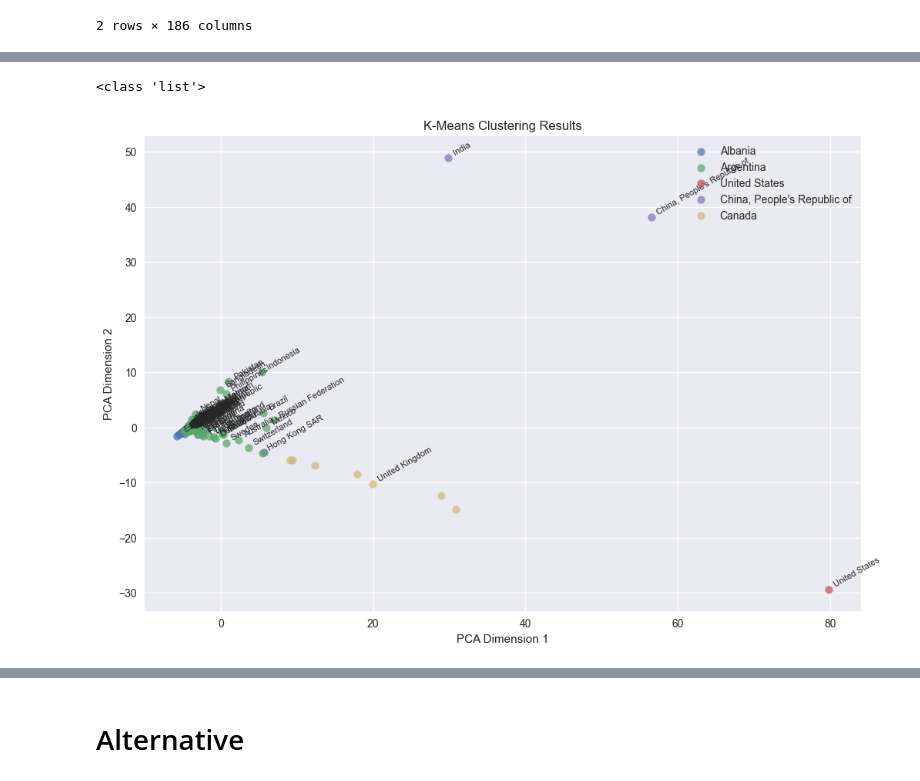
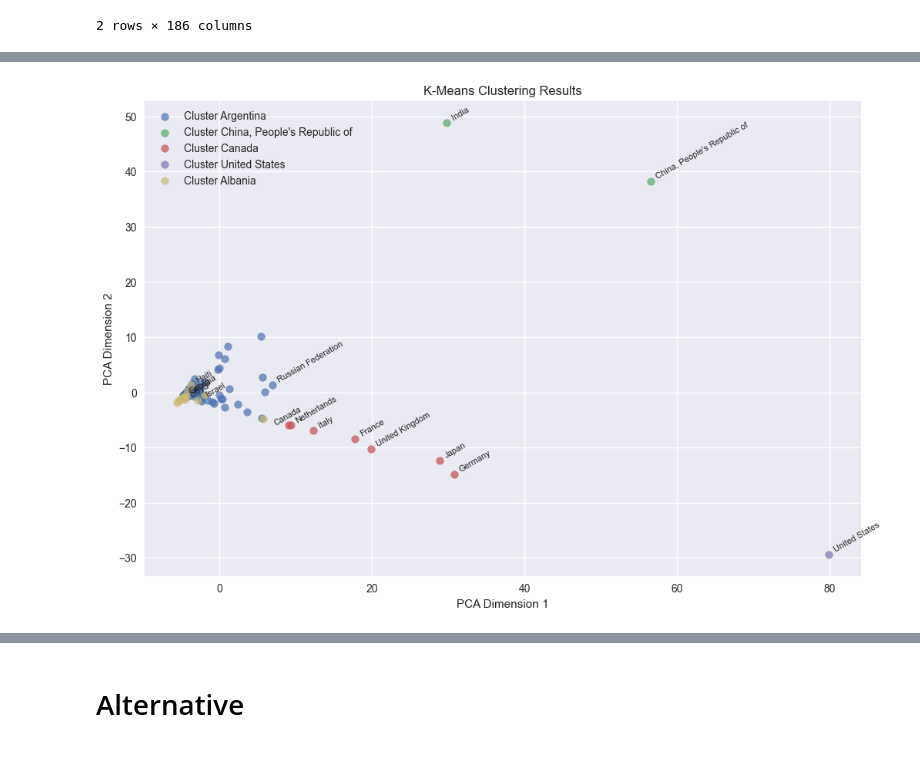
Before and after one commit to Monsieur-Bandana/data_science_clockmann, a Jupyter notebook: ClassProject0802.ipynb, the cells around one changed output, grey strips where cells are left out. Cells and saved outputs as stored; diff of their text form; code cells hidden in the pictures.

```diff
--- a/ClassProject0802.ipynb
+++ b/ClassProject0802.ipynb
@@ -1270,7 +1282,32 @@ last_year_df = df_reset[df_reset.columns[:2].tolist() + [2022]].melt(id_vars=df_
 
 # Create boxplot grid and provide labels
 g = sns.catplot(x='Variable', y='Values', kind="box", data=last_year_df, height=6, aspect=2)
+
 g.set_axis_labels("Variable", "Normalized Values")
 plt.title('Boxplot of Variables for 2022')
+
+# For each category (variable)
+for i, variable in enumerate(last_year_df['Variable'].unique()):
+
+    # Select data of that variable
+    variable_data = last_year_df[last_year_df['Variable'] == variable]
+
+    # Calculate Q1, Q3 and IQR of that variable data
+    Q1 = variable_data['Values'].quantile(0.25)
+    Q3 = variable_data['Values'].quantile(0.75)
+    IQR = Q3 - Q1
+
+    # Define outliers
+    outliers = (variable_data['Values'] < (Q1 - 1.5 * IQR)) | (variable_data['Values'] > (Q3 + 1.5 * IQR))
+
+    # Select the countries and values of the outliers
+    outlier_countries = variable_data['Country'][outliers]
+    outlier_values = variable_data['Values'][outliers]
+
+    # Add text annotation for each outlier
+    for country, value in zip(outlier_countries, outlier_values):
+        if value > 2.5:  # Only annotate values above 2.5
+            plt.text(i, value, country, fontsize=8, verticalalignment='top', rotation=8)  # i is the x location of the boxplot
+
 plt.show()
 # %% [output]
@@ -1558,46 +1627,39 @@ data_piv["pca_2"] = reduced_features[:,1]
 # To provide a point of reference during interpretation of our results, we always identify a particular country within each group as a representative, to indicate to which group we are referring in
 # our interpretation (Example: The Australia Cluster (contains Australia but also other countries))
 
 plt.figure(figsize=(12,8))
-clusters_to_label = [1,2,3]  # clusters you want to label
 
 for cluster_label in range(opt_clusters):
     cluster_data = data_piv[data_piv['Cluster'] == cluster_label]
+    firstCountry = cluster_data.index[0]
+
     plt.scatter(
         cluster_data['pca_1'],
         cluster_data['pca_2'],
-        label=f'Cluster {cluster_label}',
+        label=f'Cluster {firstCountry}',
         alpha=0.7
     )
 
 
+
     # if this is a cluster to label, add labels for its points
-    if cluster_label in clusters_to_label:
+    if len(cluster_data) < 10:
         for i, row in cluster_data.iterrows():
             if i != "Canada":
                 plt.text(row['pca_1']+0.5, row['pca_2']+0.5, str(i), fontsize = 8, rotation = 30)
             else:
                 plt.text(row['pca_1']-2, row['pca_2'], str(i), fontsize = 8, rotation = 30)
     else:
-        for i, row in cluster_data.sample(1, random_state = 306).iterrows():
+        for i, row in cluster_data.sample(3, random_state = 18934).iterrows():
             plt.text(row['pca_1']+0.5, row['pca_2']+0.5, str(i), fontsize = 8, rotation = 30)
 
 
-i = 0
-countryList = []
-
-while i < 5:
-    df = data_piv[data_piv['Cluster'] == i]
-    firstCountry = df.index.to_list()[0]
-    countryList.append(firstCountry)
-    i=i+1
 
 plt.xlabel("PCA Dimension 1")
 plt.ylabel("PCA Dimension 2")
 plt.title("K-Means Clustering Results")
-plt.legend(countryList)
+plt.legend()
 plt.show()
 # %% [output]
-<class 'list'>
-[figure, old version]
+[figure, new version]
 # %%
```
Also changed, not shown: parts of 67 cells of this notebook.
